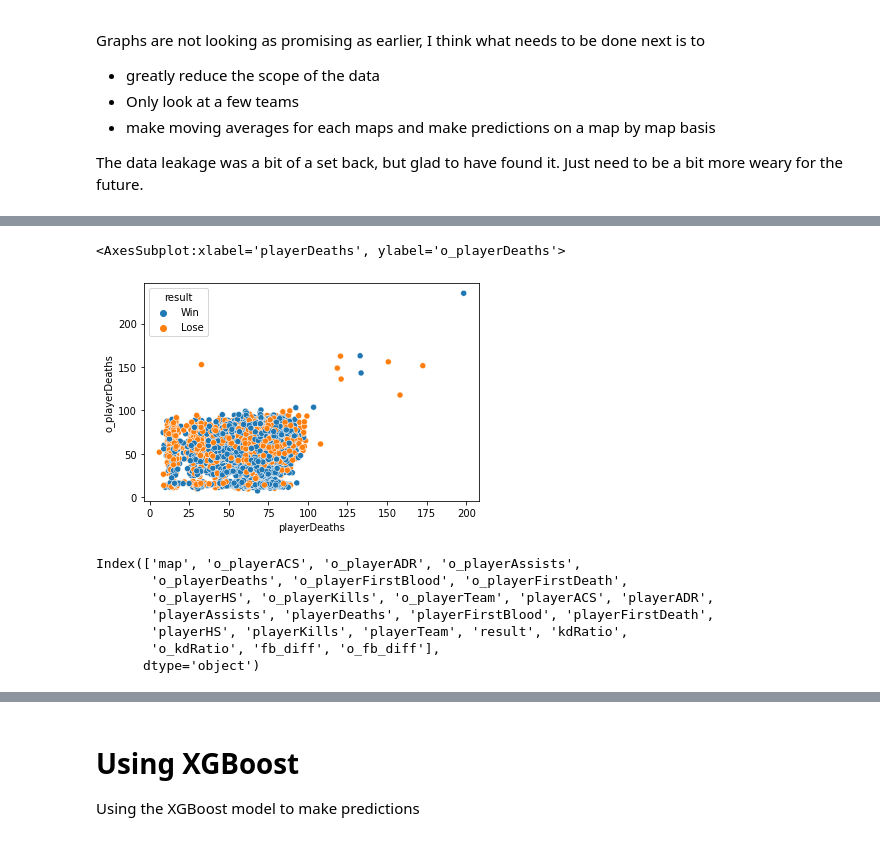
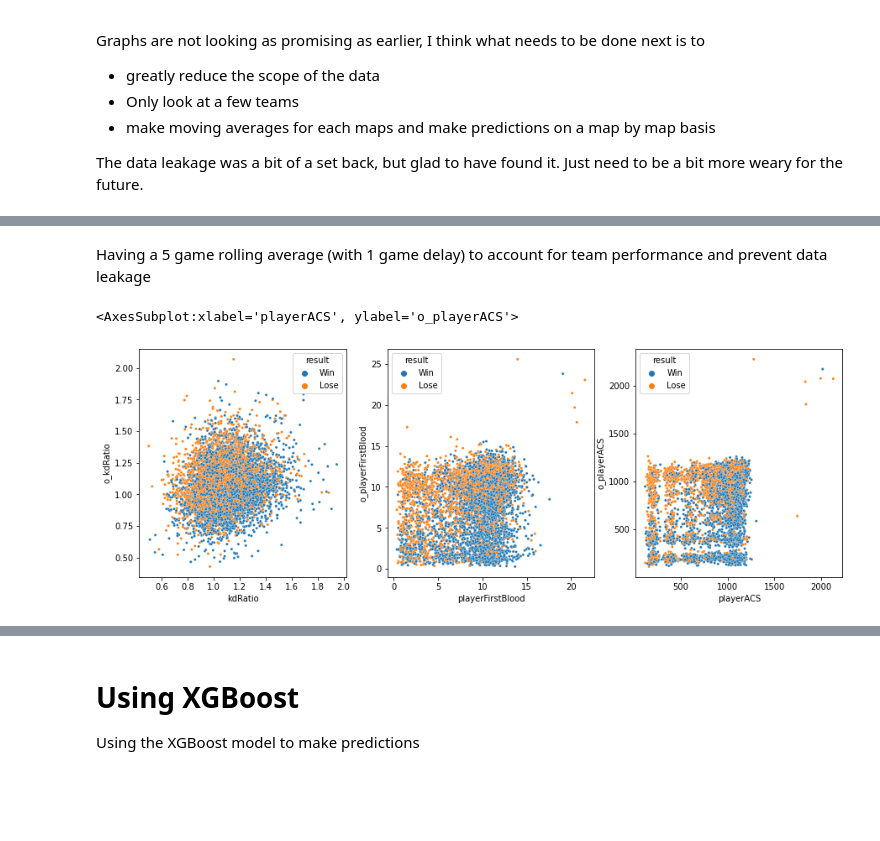
Before and after one commit to timothyliutl/ValorantData, a Jupyter notebook: secondAttempt.ipynb, the cells around one changed output, grey strips where cells are left out. Drawn from its saved outputs; the diff is of its cells as text; code cells hidden in the pictures; blank space fills up the shorter version.

```diff
--- a/secondAttempt.ipynb
+++ b/secondAttempt.ipynb
@@ -27,3 +44,5 @@ data['playerHS'] = data['playerHS'].apply(lambda x: float(str(x).split('%')[0]))
+# %% [markdown]
+Having a 5 game rolling average (with 1 game delay) to account for team performance and prevent data leakage
 # %%
 #analysis for the map haven
 num_cols =['playerKills',
@@ -74,22 +93,15 @@ haven_team_total.to_csv('teamMovingAvg.csv')
 # %%
 #making a bunch of transformations and seeing whether there is a separation of data
 haven_team_total = haven_team_total.replace(0, np.nan)
 haven_team_total = haven_team_total.dropna()
 haven_team_total['kdRatio'] = haven_team_total.apply(lambda x: x['playerKills']/x['playerDeaths'], axis=1)
 haven_team_total['o_kdRatio'] = haven_team_total.apply(lambda x: x['o_playerKills']/x['o_playerDeaths'], axis=1)
 haven_team_total['fb_diff'] = haven_team_total.apply(lambda x: x['playerFirstBlood'] - x['playerFirstDeath'], axis=1)
 haven_team_total['o_fb_diff'] = haven_team_total.apply(lambda x: x['o_playerFirstBlood'] - x['o_playerFirstDeath'], axis=1)
-sns.scatterplot(data=haven_team_total, x='playerDeaths', y='o_playerDeaths', hue='result')
+fig, (ax1, ax2, ax3) = plt.subplots(1, 3, figsize=(15,5))
+sns.scatterplot(data=haven_team_total, x='kdRatio', y='o_kdRatio', hue='result', ax=ax1, s=10)
+sns.scatterplot(data=haven_team_total, x='playerFirstBlood', y='o_playerFirstBlood', hue='result', ax=ax2, s=10)
+sns.scatterplot(data=haven_team_total, x='playerACS', y='o_playerACS', hue='result', ax=ax3, s=10)
 # %% [output]
-<AxesSubplot:xlabel='playerDeaths', ylabel='o_playerDeaths'>
+<AxesSubplot:xlabel='playerACS', ylabel='o_playerACS'>
-[figure, old version]
+[figure, new version]
-# %%
-haven_team_total.columns
-# %% [output]
-Index(['map', 'o_playerACS', 'o_playerADR', 'o_playerAssists',
-       'o_playerDeaths', 'o_playerFirstBlood', 'o_playerFirstDeath',
-       'o_playerHS', 'o_playerKills', 'o_playerTeam', 'playerACS', 'playerADR',
-       'playerAssists', 'playerDeaths', 'playerFirstBlood', 'playerFirstDeath',
-       'playerHS', 'playerKills', 'playerTeam', 'result', 'kdRatio',
-       'o_kdRatio', 'fb_diff', 'o_fb_diff'],
-      dtype='object')
```
Also changed, not shown: parts of 6 cells of this notebook, 3 other files.
